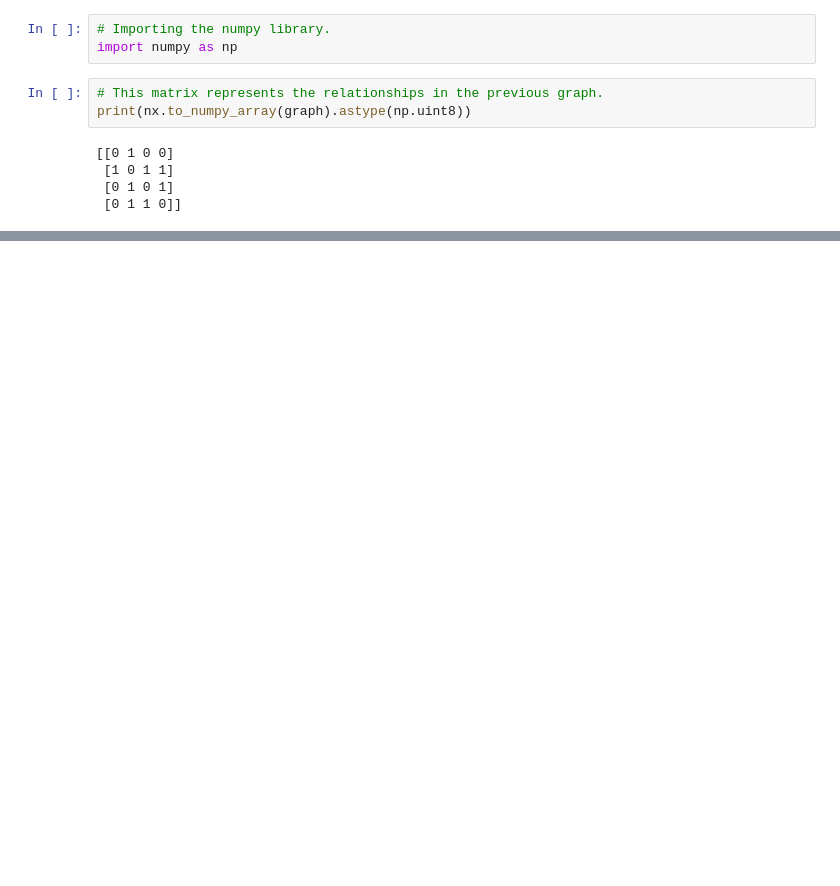
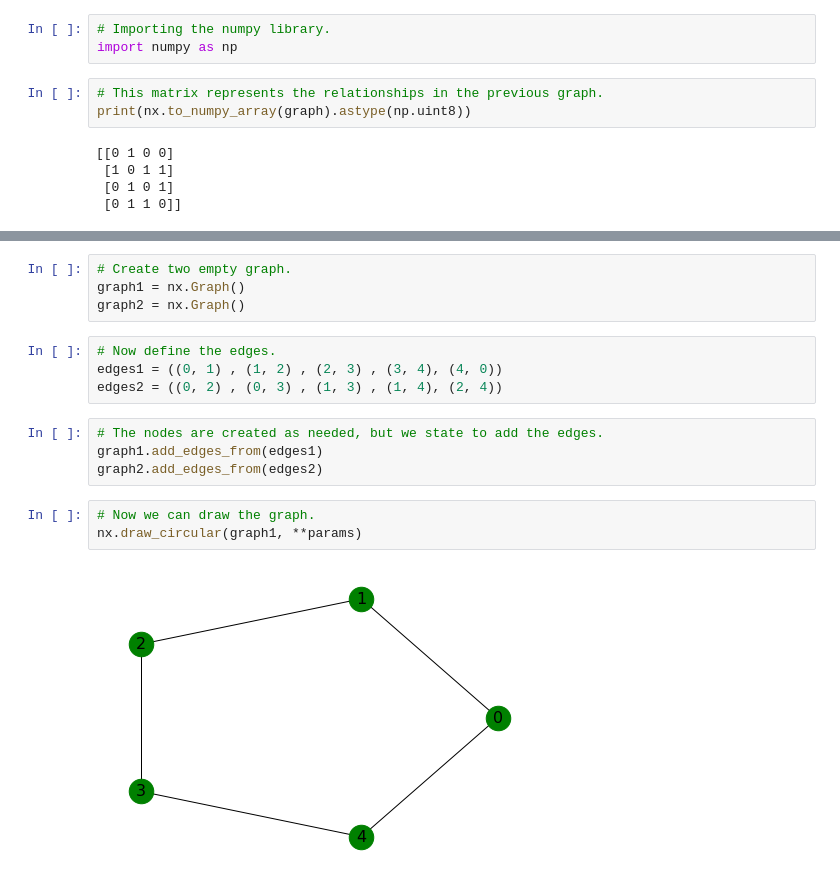
Before and after one commit to DavidMulhern/GraphTheory_Proj_DM, a Jupyter notebook: graph-isomorphism.ipynb, the cells around one changed output, grey strips where cells are left out. Saved outputs shown, nothing was run; the diff lists cells and outputs as text; blank space fills up the shorter version.

```diff
--- a/graph-isomorphism.ipynb
+++ b/graph-isomorphism.ipynb
@@ -165,0 +291,17 @@ print(nx.to_numpy_array(graph).astype(np.uint8))
+# %%
+# Create two empty graph.
+graph1 = nx.Graph()
+graph2 = nx.Graph()
+# %%
+# Now define the edges.
+edges1 = ((0, 1) , (1, 2) , (2, 3) , (3, 4), (4, 0))
+edges2 = ((0, 2) , (0, 3) , (1, 3) , (1, 4), (2, 4))
+# %%
+# The nodes are created as needed, but we state to add the edges.
+graph1.add_edges_from(edges1)
+graph2.add_edges_from(edges2)
+# %%
+# Now we can draw the graph.
+nx.draw_circular(graph1, **params)
+# %% [output]
+[figure, added]
```
Also changed, not shown: parts of 23 cells of this notebook, 1 other file.
